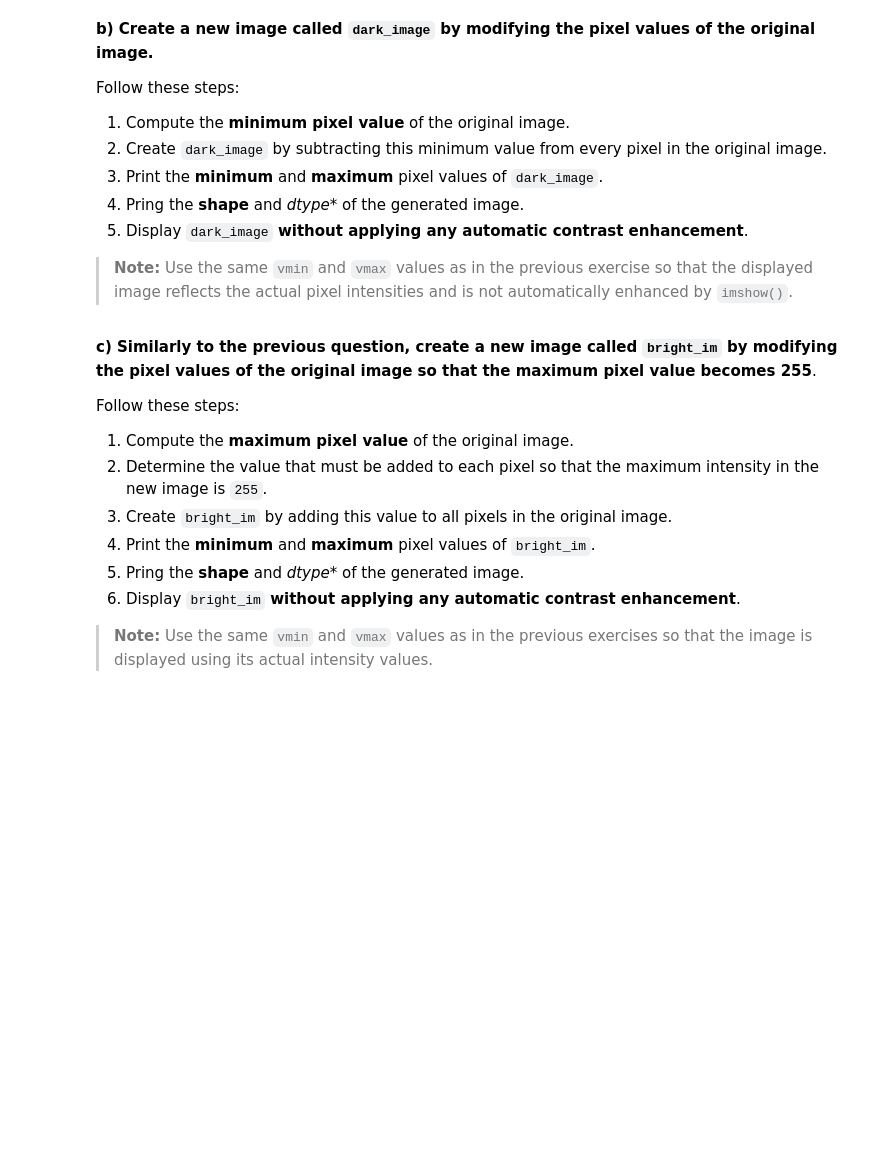
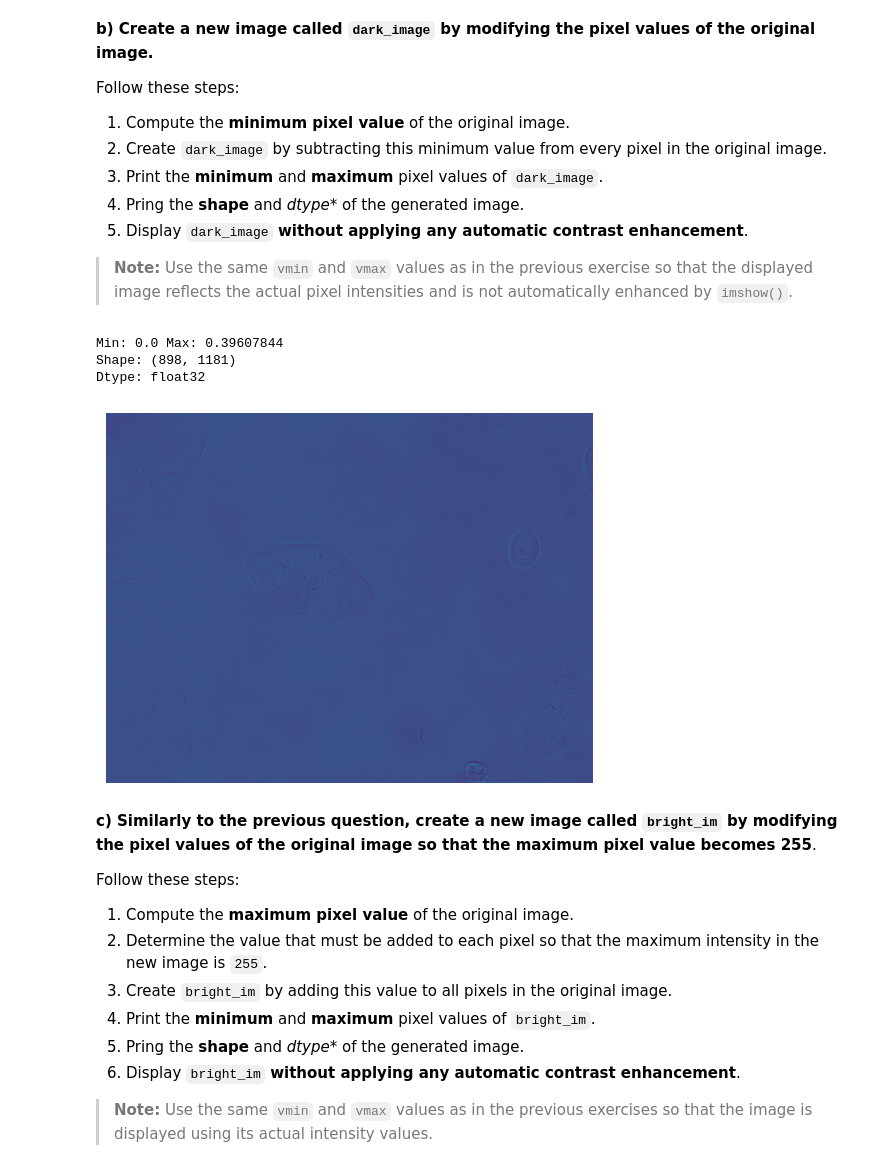
Before and after one commit to TonMartin777/Artificial-Vision, a Jupyter notebook: p1_material/2026_ComputerVision_P1_Ton.ipynb, the cells around one changed output. Drawn from its saved outputs; the diff is of its cells as text; code cells hidden in the pictures; blank space fills up the shorter version.

```diff
--- a/p1_material/2026_ComputerVision_P1_Ton.ipynb
+++ b/p1_material/2026_ComputerVision_P1_Ton.ipynb
@@ -457,3 +468,19 @@ Follow these steps:
+# %%
+# Restar el valor minimo a la imagen original
+dark_image = lowc - lowc.min()
+
+print("Min:", dark_image.min(), "Max:", dark_image.max())
+print("Shape:", dark_image.shape)
+print("Dtype:", dark_image.dtype)
+
+plt.imshow(dark_image, vmin=0, vmax=1)
+plt.axis("off")
+plt.show()
+# %% [output]
+Min: 0.0 Max: 0.39607844
+Shape: (898, 1181)
+Dtype: float32
+[figure, added]
 # %% [markdown]
 **c) Similarly to the previous question, create a new image called `bright_im` by modifying the pixel values of the original image so that the maximum pixel value becomes 255**.
 
```
Also changed, not shown: parts of 11 cells of this notebook.
